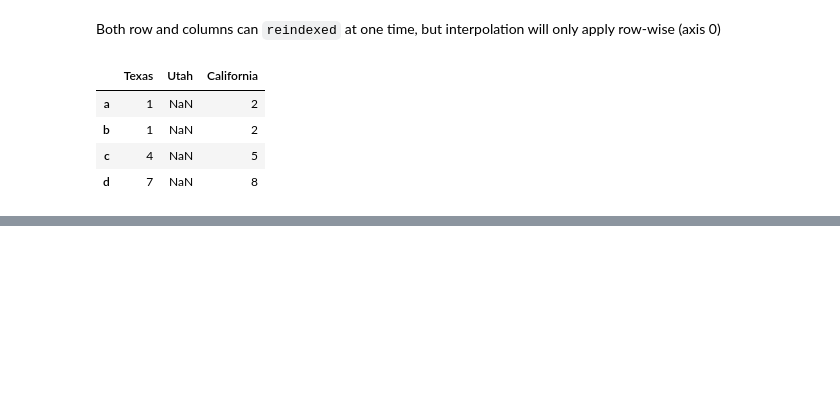
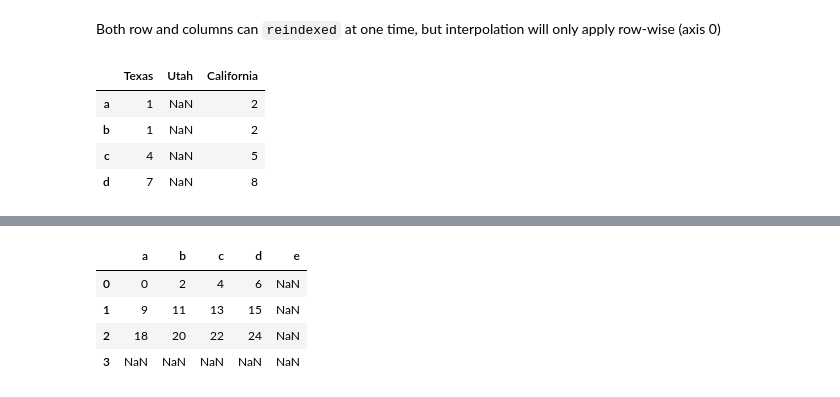
Before and after one commit to rerwin21/python_for_data_analysis, a Jupyter notebook: Chap_5.ipynb, the cells around one changed output, grey strips where cells are left out. Cells and saved outputs as stored; diff of their text form; code cells hidden in the pictures; blank space fills up the shorter version.

```diff
--- a/Chap_5.ipynb
+++ b/Chap_5.ipynb
@@ -621,0 +1019,11 @@ frame.reindex(index=['a', 'b', 'c', 'd'],
+# %%
+# one more example using the data frame
+df1 = pd.DataFrame(np.arange(12.).reshape((3, 4)),
+                   columns=list('abcd'))
+
+df2 = pd.DataFrame(np.arange(20.).reshape((4, 5)),
+                   columns=list('abcde'))
+
+print df1
+print "\n"
+print df2
@@ -621,0 +1042,8 @@ frame.reindex(index=['a', 'b', 'c', 'd'],
+# %%
+df1 + df2
+# %% [output]
+|  | a | b | c | d | e |
+| 0 | 0 | 2 | 4 | 6 | NaN |
+| 1 | 9 | 11 | 13 | 15 | NaN |
+| 2 | 18 | 20 | 22 | 24 | NaN |
+| 3 | NaN | NaN | NaN | NaN | NaN |
```
Also changed, not shown: parts of 83 cells of this notebook.
